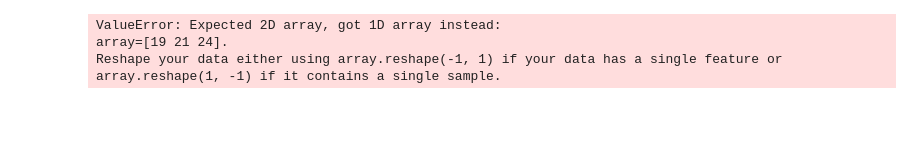
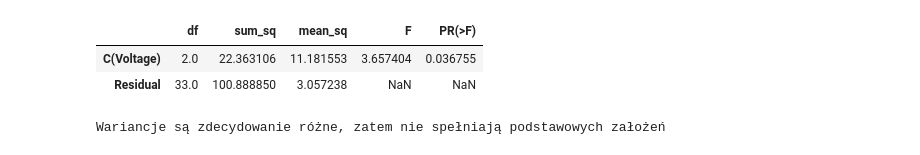
Before and after one commit to ironnext22/statystyczna-analiza-danych, a Jupyter notebook: stat-5.ipynb, the cells around one changed output. Cells and saved outputs as stored; diff of their text form; code cells hidden in the pictures; blank space fills up the shorter version.

```diff
--- a/stat-5.ipynb
+++ b/stat-5.ipynb
@@ -36,0 +70,9 @@ plt.plot()
+# %%
+df_melt = pd.melt(dane.reset_index(),id_vars=["Voltage [V]"],value_vars=["Width [mm]"])
+df_melt
+ax = sns.boxplot(x='Voltage [V]', y='value', data=df_melt, color='#99c2a2')
+ax = sns.swarmplot(x="Voltage [V]", y="value", data=df_melt, color='#7d0013')
+plt.ylim(0,15)
+plt.xlim(-1,3)
+plt.ylabel("Width [mm]")
+plt.plot()
@@ -37,28 +82,45 @@ plt.plot()
+# %%
+df_melt.columns = ['Voltage','index', 'value']
+res = stat()
+res.anova_stat(df=df_melt,res_var="value",anova_model='value ~ C(Voltage)')
+res.anova_summary
+# %% [output]
+|  | df | sum_sq | mean_sq | F | PR(>F) |
+| C(Voltage) | 2.0 | 22.363106 | 11.181553 | 3.657404 | 0.036755 |
+| Residual | 33.0 | 100.888850 | 3.057238 | NaN | NaN |
+# %%
+g1 = dane["Height [mm]"].tolist()
+g2 = dane["Depth [mm]"].tolist()
+g3 = dane["Width [mm]"].tolist()
+g4 = dane["Penetration [mm]"].tolist()
+t,p = st.levene(g1,g2,g3,g4)
+if p < 0.05:
+    print("Wariancje są zdecydowanie różne, zatem nie spełniają podstawowych założeń")
+else:
+    print("Wariancje nie są zdecydowanie różne, spełniają standardowe założenia")
+# %% [output]
+Wariancje są zdecydowanie różne, zatem nie spełniają podstawowych założeń
 # %%
-#chi kwadrat
-#st.chi2_contingency()
-#test mediany
-#st.median_test()
-# test levena
-#st.levene()
-#rang Kruskal
-#st.kruskal()
-# test nir
-model = LinearRegression()
-voltage_19 = dane[dane['Voltage [V]'] == 19]['Height [mm]']
-voltage_21 = dane[dane['Voltage [V]'] == 21]['Height [mm]']
-voltage_24 = dane[dane['Voltage [V]'] == 24]['Height [mm]']
-x = [19,21,24]
-y = []
-y.append(np.mean(voltage_19))
-y.append(np.mean(voltage_21))
-y.append(np.mean(voltage_24))
-model.fit(x, y)
-X_test = np.array([[2, 3, 4]])
-y_pred = model.predict(X_test)
-#tukey
-#st.pairwise_tukeyhsd()
+# #chi kwadrat
+# #st.chi2_contingency()
+# #test mediany
+# #st.median_test()
+# # test levena
+# #st.levene()
+# #rang Kruskal
+# #st.kruskal()
+# # test nir
+# model = LinearRegression()
+# voltage_19 = dane[dane['Voltage [V]'] == 19]['Height [mm]']
+# voltage_21 = dane[dane['Voltage [V]'] == 21]['Height [mm]']
+# voltage_24 = dane[dane['Voltage [V]'] == 24]['Height [mm]']
+# x = [19,21,24]
+# y = []
+# y.append(np.mean(voltage_19))
+# y.append(np.mean(voltage_21))
+# y.append(np.mean(voltage_24))
+# model.fit(x, y)
+# X_test = np.array([[2, 3, 4]])
+# y_pred = model.predict(X_test)
+# #tukey
+# #st.pairwise_tukeyhsd()
-# %% [output]
-ValueError: Expected 2D array, got 1D array instead:
-array=[19 21 24].
-Reshape your data either using array.reshape(-1, 1) if your data has a single feature or array.reshape(1, -1) if it contains a single sample.
```
Also changed, not shown: parts of 6 cells of this notebook, 1 other file.
